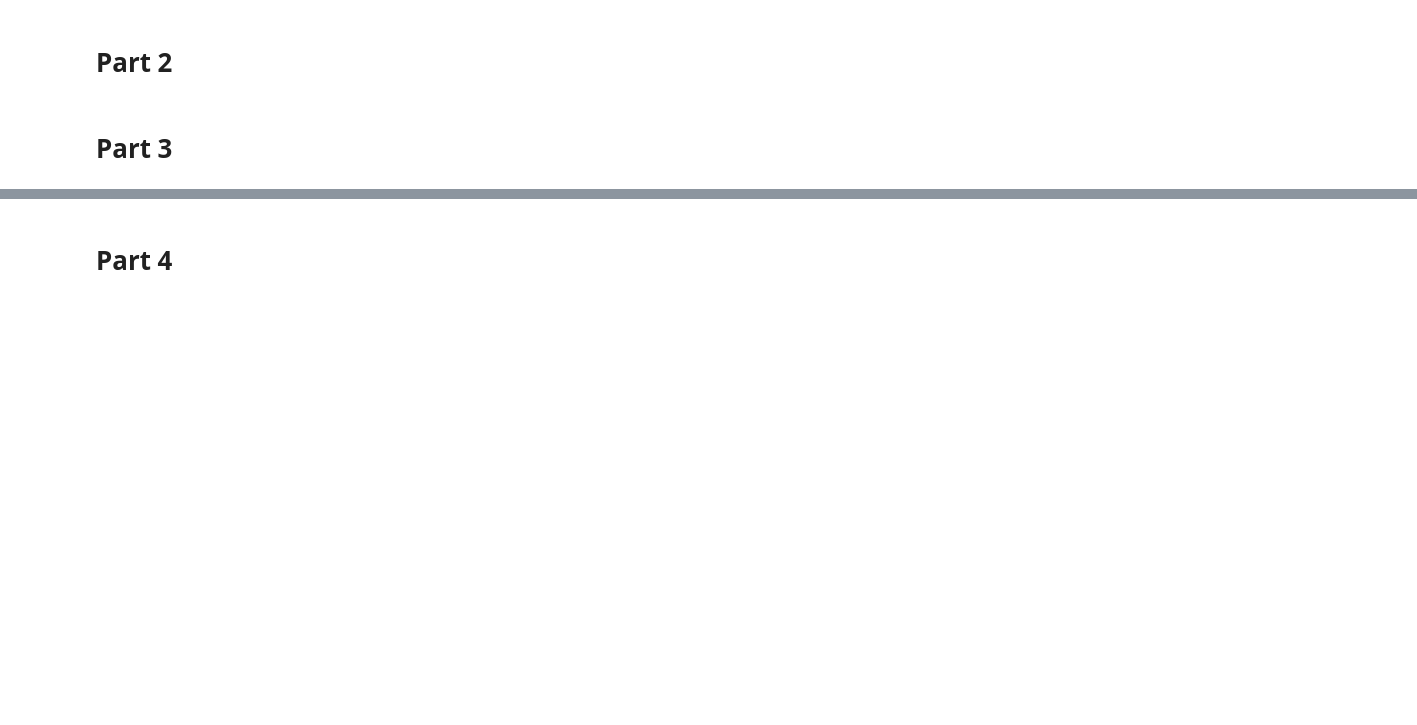
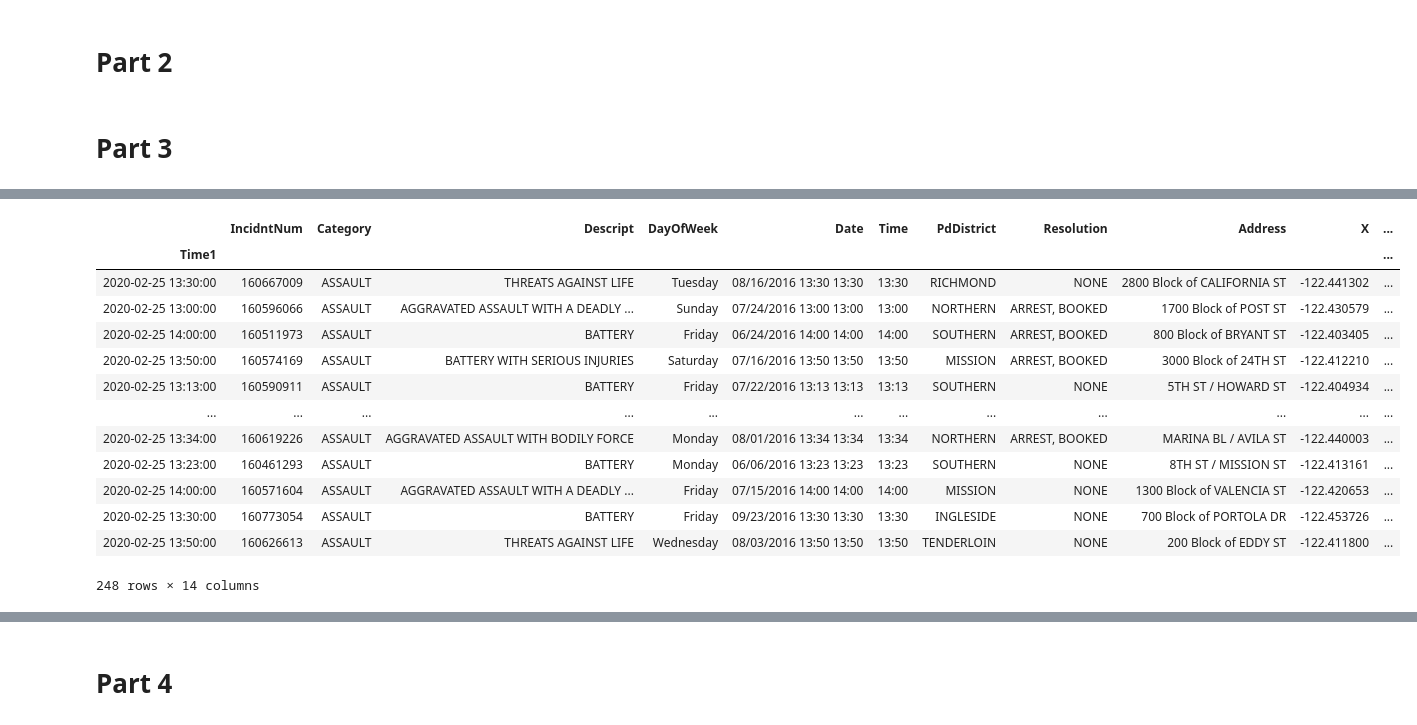
Before and after one commit to LongQin1/02806SocialDataVisualization, a Jupyter notebook: Assignment 1.ipynb, the cells around one changed output, grey strips where cells are left out. Drawn from its saved outputs; the diff is of its cells as text; code cells hidden in the pictures; blank space fills up the shorter version.

```diff
--- a/Assignment 1.ipynb
+++ b/Assignment 1.ipynb
@@ -33,0 +59,18 @@ focuscrimes = set(['WEAPON LAWS', 'PROSTITUTION', 'DRIVING UNDER THE INFLUENCE',
+# %%
+df2 = df1[(df1["Date1"].dt.month >=6) & (df1["Date1"].dt.month <=9)&(df1["Date1"].dt.year == 2016)]
+df2
+# %% [output]
+|  | IncidntNum | Category | Descript | DayOfWeek | Date | Time | PdDistrict | Resolution | Address | X | ... |
+| Time1 |  |  |  |  |  |  |  |  |  |  | ... |
+| 2020-02-25 13:30:00 | 160667009 | ASSAULT | THREATS AGAINST LIFE | Tuesday | 08/16/2016 13:30 13:30 | 13:30 | RICHMOND | NONE | 2800 Block of CALIFORNIA ST | -122.441302 | ... |
+| 2020-02-25 13:00:00 | 160596066 | ASSAULT | AGGRAVATED ASSAULT WITH A DEADLY ... | Sunday | 07/24/2016 13:00 13:00 | 13:00 | NORTHERN | ARREST, BOOKED | 1700 Block of POST ST | -122.430579 | ... |
+| 2020-02-25 14:00:00 | 160511973 | ASSAULT | BATTERY | Friday | 06/24/2016 14:00 14:00 | 14:00 | SOUTHERN | ARREST, BOOKED | 800 Block of BRYANT ST | -122.403405 | ... |
+| 2020-02-25 13:50:00 | 160574169 | ASSAULT | BATTERY WITH SERIOUS INJURIES | Saturday | 07/16/2016 13:50 13:50 | 13:50 | MISSION | ARREST, BOOKED | 3000 Block of 24TH ST | -122.412210 | ... |
+| 2020-02-25 13:13:00 | 160590911 | ASSAULT | BATTERY | Friday | 07/22/2016 13:13 13:13 | 13:13 | SOUTHERN | NONE | 5TH ST / HOWARD ST | -122.404934 | ... |
+| ... | ... | ... | ... | ... | ... | ... | ... | ... | ... | ... | ... |
+| 2020-02-25 13:34:00 | 160619226 | ASSAULT | AGGRAVATED ASSAULT WITH BODILY FORCE | Monday | 08/01/2016 13:34 13:34 | 13:34 | NORTHERN | ARREST, BOOKED | MARINA BL / AVILA ST | -122.440003 | ... |
+| 2020-02-25 13:23:00 | 160461293 | ASSAULT | BATTERY | Monday | 06/06/2016 13:23 13:23 | 13:23 | SOUTHERN | NONE | 8TH ST / MISSION ST | -122.413161 | ... |
+| 2020-02-25 14:00:00 | 160571604 | ASSAULT | AGGRAVATED ASSAULT WITH A DEADLY ... | Friday | 07/15/2016 14:00 14:00 | 14:00 | MISSION | NONE | 1300 Block of VALENCIA ST | -122.420653 | ... |
+| 2020-02-25 13:30:00 | 160773054 | ASSAULT | BATTERY | Friday | 09/23/2016 13:30 13:30 | 13:30 | INGLESIDE | NONE | 700 Block of PORTOLA DR | -122.453726 | ... |
+| 2020-02-25 13:50:00 | 160626613 | ASSAULT | THREATS AGAINST LIFE | Wednesday | 08/03/2016 13:50 13:50 | 13:50 | TENDERLOIN | NONE | 200 Block of EDDY ST | -122.411800 | ... |
+248 rows × 14 columns
```
Also changed, not shown: parts of 4 cells of this notebook.
